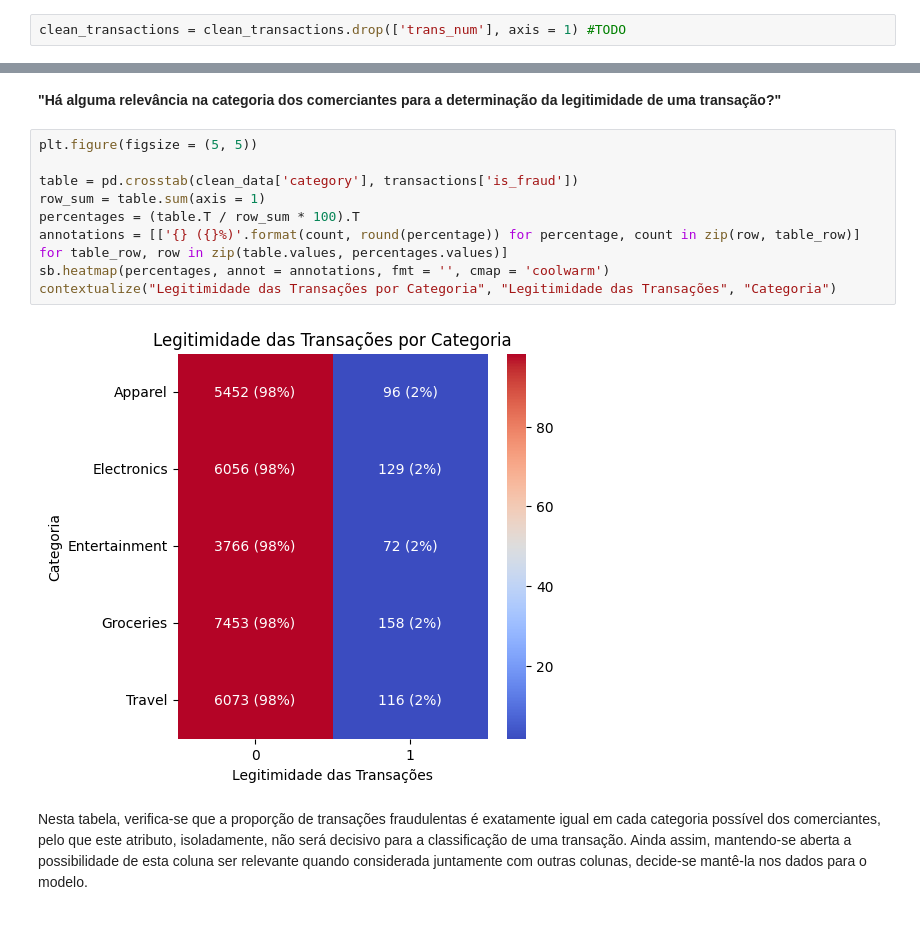
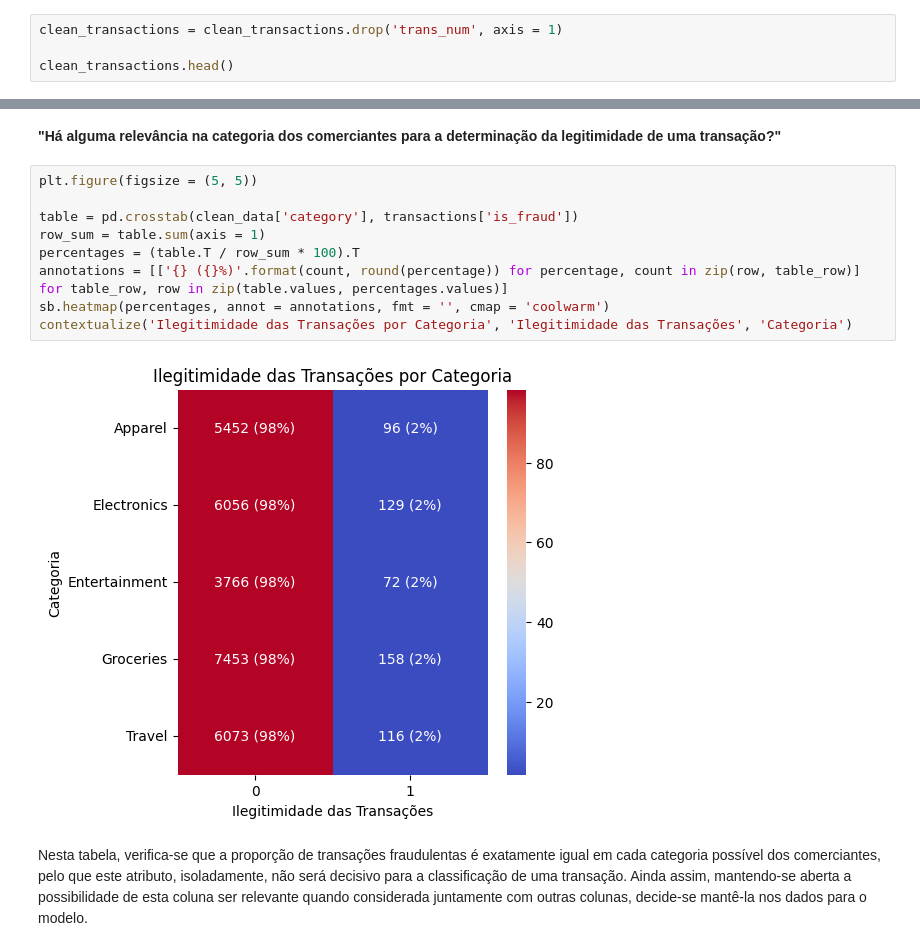
Before and after one commit to manelneto/fraud, a Jupyter notebook: task1.ipynb, the cells around one changed output, grey strips where cells are left out. Cells and saved outputs as stored; diff of their text form.

```diff
--- a/task1.ipynb
+++ b/task1.ipynb
@@ -1267,2 +1267,4 @@ Tendo resolvido todos os problemas de valores em falta no conjunto de transaçõ
 # %%
-clean_transactions = clean_transactions.drop(['trans_num'], axis = 1) #TODO
+clean_transactions = clean_transactions.drop('trans_num', axis = 1)
+
+clean_transactions.head()
@@ -1597,14 +1612,14 @@ Ao observar a tabela, conclui-se que, ainda que a diferença seja reduzida, exis
 # %%
 plt.figure(figsize = (5, 5))
 
 table = pd.crosstab(clean_data['category'], transactions['is_fraud'])
 row_sum = table.sum(axis = 1)
 percentages = (table.T / row_sum * 100).T
 annotations = [['{} ({}%)'.format(count, round(percentage)) for percentage, count in zip(row, table_row)] for table_row, row in zip(table.values, percentages.values)]
 sb.heatmap(percentages, annot = annotations, fmt = '', cmap = 'coolwarm')
-contextualize("Legitimidade das Transações por Categoria", "Legitimidade das Transações", "Categoria")
+contextualize('Ilegitimidade das Transações por Categoria', 'Ilegitimidade das Transações', 'Categoria')
 # %% [output]
-[figure, old version]
+[figure, new version]
 # %% [markdown]
 Nesta tabela, verifica-se que a proporção de transações fraudulentas é exatamente igual em cada categoria possível dos comerciantes, pelo que este atributo, isoladamente, não será decisivo para a classificação de uma transação. Ainda assim, mantendo-se aberta a possibilidade de esta coluna ser relevante quando considerada juntamente com outras colunas, decide-se mantê-la nos dados para o modelo.
 # %% [markdown]
```
Also changed, not shown: parts of 42 cells of this notebook, 9 other files.
